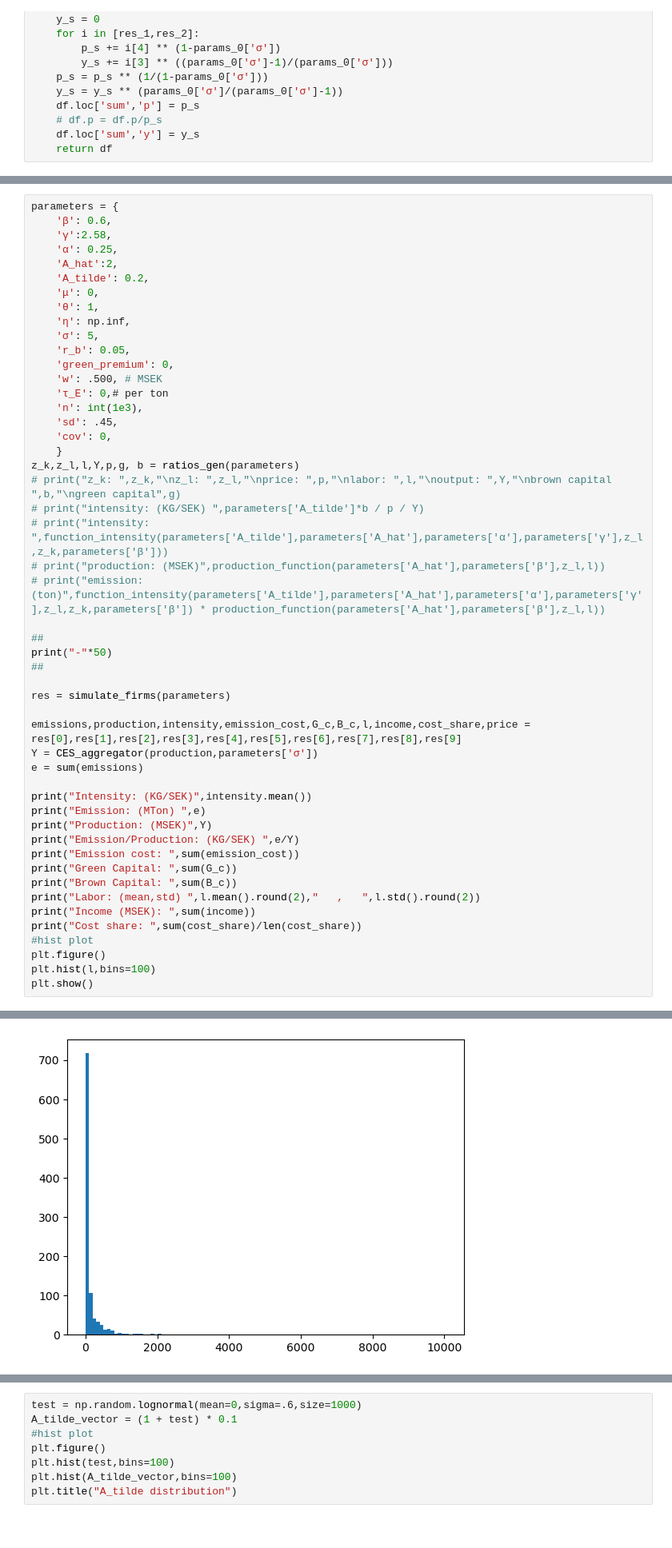
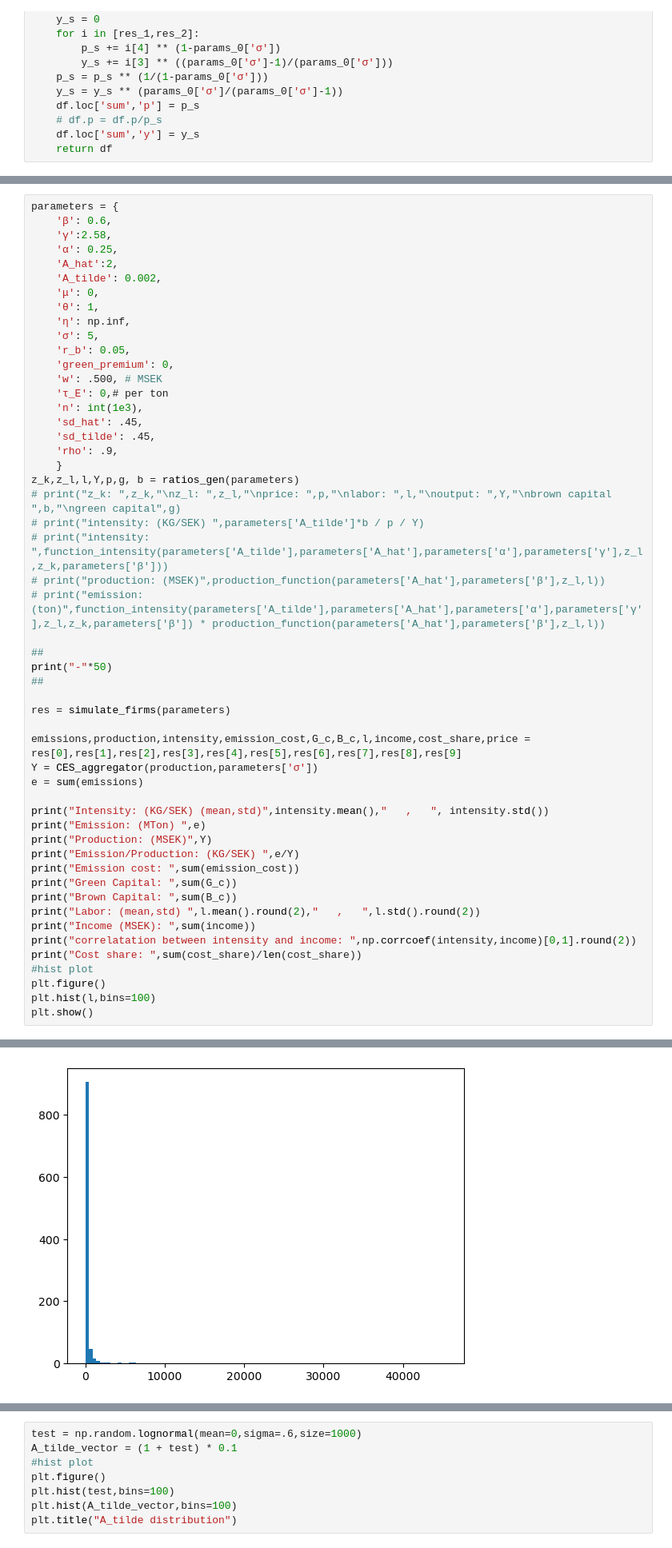
Before and after one commit to mortezaaghajanzadeh/Resource-Reallocation, a Jupyter notebook: code/test.ipynb, the cells around one changed output, grey strips where cells are left out. Shown at 80% size. Saved outputs shown, nothing was run; the diff lists cells and outputs as text.

```diff
--- a/code/test.ipynb
+++ b/code/test.ipynb
@@ -97,7 +98,7 @@ parameters = {
     'γ':2.58,
     'α': 0.25,
     'A_hat':2,
-    'A_tilde': 0.2,
+    'A_tilde': 0.002,
     'μ': 0,
     'θ': 1,
     'η': np.inf,
@@ -107,8 +108,9 @@ parameters = {
     'w': .500, # MSEK
     'τ_E': 0,# per ton
     'n': int(1e3),
-    'sd': .45,
-    'cov': 0,
+    'sd_hat': .45,
+    'sd_tilde': .45,
+    'rho': .9,
     }
 z_k,z_l,l,Y,p,g, b = ratios_gen(parameters)
 # print("z_k: ",z_k,"\nz_l: ",z_l,"\nprice: ",p,"\nlabor: ",l,"\noutput: ",Y,"\nbrown capital ",b,"\ngreen capital",g)
@@ -127,7 +129,7 @@ emissions,production,intensity,emission_cost,G_c,B_c,l,income,cost_share,price =
 Y = CES_aggregator(production,parameters['σ'])
 e = sum(emissions)
 
-print("Intensity: (KG/SEK)",intensity.mean())
+print("Intensity: (KG/SEK) (mean,std)",intensity.mean(),"   ,   ", intensity.std())
 print("Emission: (MTon) ",e)
 print("Production: (MSEK)",Y)
 print("Emission/Production: (KG/SEK) ",e/Y)
@@ -136,6 +138,7 @@ print("Green Capital: ",sum(G_c))
 print("Brown Capital: ",sum(B_c))
 print("Labor: (mean,std) ",l.mean().round(2),"   ,   ",l.std().round(2))
 print("Income (MSEK): ",sum(income))
+print("correlatation between intensity and income: ",np.corrcoef(intensity,income)[0,1].round(2))
 print("Cost share: ",sum(cost_share)/len(cost_share))
 #hist plot
 plt.figure()
@@ -155,3 +159,3 @@ Income (MSEK):  18354870.814455125
 Cost share:  0.0
-[figure, old version]
+[figure, new version]
 # %%
```
Also changed, not shown: parts of 3 cells of this notebook, 1 other file.
